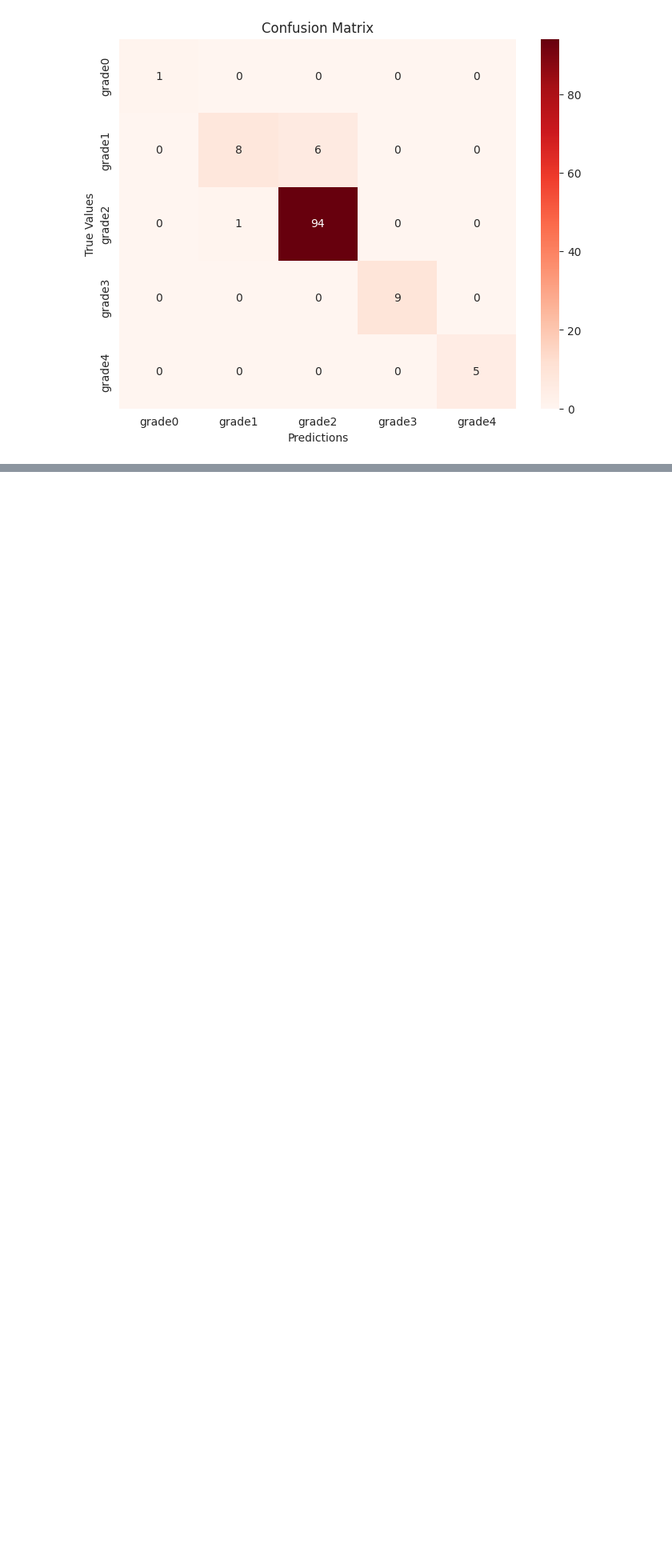
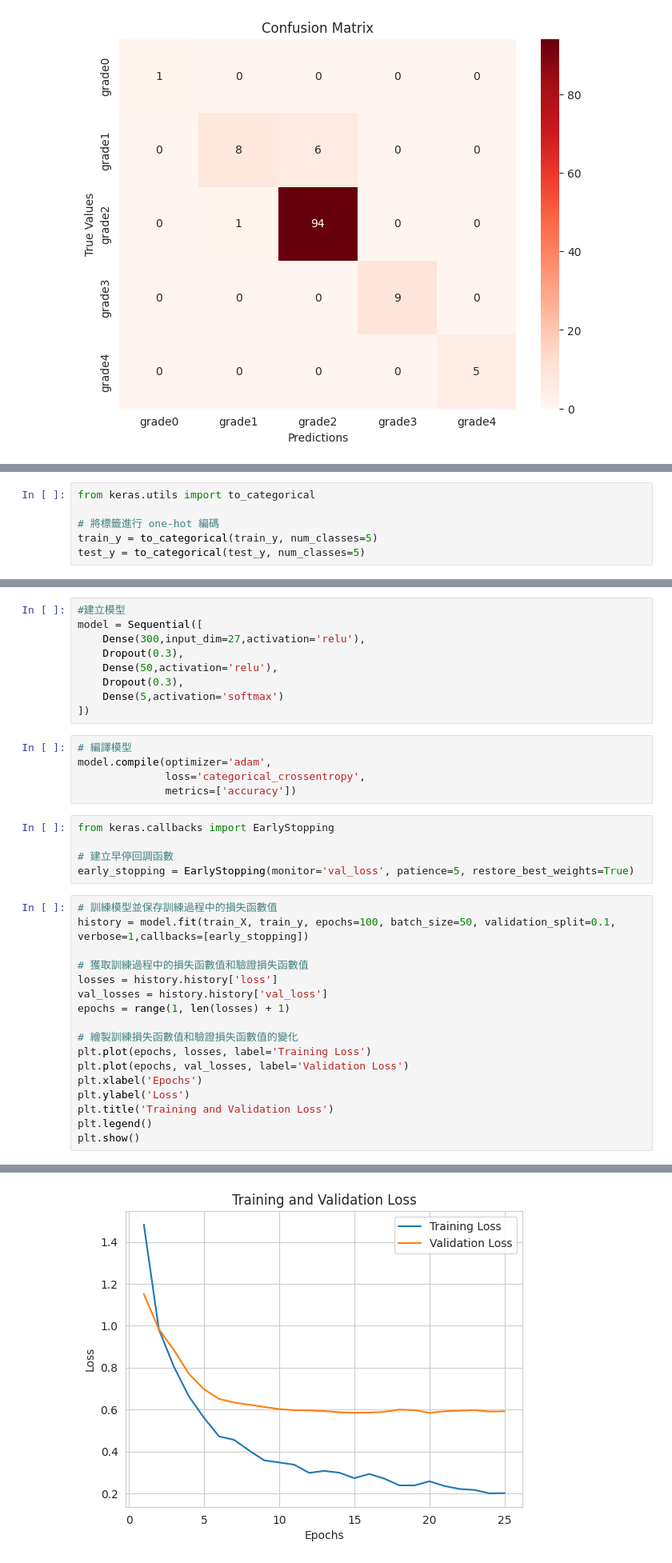
Before and after one commit to WJJblack1224/Metal_Quality_Prediction, a Jupyter notebook: 合金品質預測.ipynb, the cells around one changed output, grey strips where cells are left out. Shown at 80% size. Cells and saved outputs as stored; diff of their text form; blank space fills up the shorter version.

```diff
--- a/合金品質預測.ipynb
+++ b/合金品質預測.ipynb
@@ -541,0 +576,6 @@ plt.show()
+# %%
+from keras.utils import to_categorical
+
+# 將標籤進行 one-hot 編碼
+train_y = to_categorical(train_y, num_classes=5)
+test_y = to_categorical(test_y, num_classes=5)
@@ -541,0 +584,37 @@ plt.show()
+# %%
+#建立模型
+model = Sequential([
+    Dense(300,input_dim=27,activation='relu'),
+    Dropout(0.3),
+    Dense(50,activation='relu'),
+    Dropout(0.3),
+    Dense(5,activation='softmax')
+])
+# %%
+# 編譯模型
+model.compile(optimizer='adam',
+              loss='categorical_crossentropy',
+              metrics=['accuracy'])
+# %%
+from keras.callbacks import EarlyStopping
+
+# 建立早停回調函數
+early_stopping = EarlyStopping(monitor='val_loss', patience=5, restore_best_weights=True)
+# %%
+# 訓練模型並保存訓練過程中的損失函數值
+history = model.fit(train_X, train_y, epochs=100, batch_size=50, validation_split=0.1, verbose=1,callbacks=[early_stopping])
+
+# 獲取訓練過程中的損失函數值和驗證損失函數值
+losses = history.history['loss']
+val_losses = history.history['val_loss']
+epochs = range(1, len(losses) + 1)
+
+# 繪製訓練損失函數值和驗證損失函數值的變化
+plt.plot(epochs, losses, label='Training Loss')
+plt.plot(epochs, val_losses, label='Validation Loss')
+plt.xlabel('Epochs')
+plt.ylabel('Loss')
+plt.title('Training and Validation Loss')
+plt.legend()
+plt.show()
+# %% [output]
@@ -541,0 +638 @@ plt.show()
+[figure, added]
```
Also changed, not shown: parts of 17 cells of this notebook.
